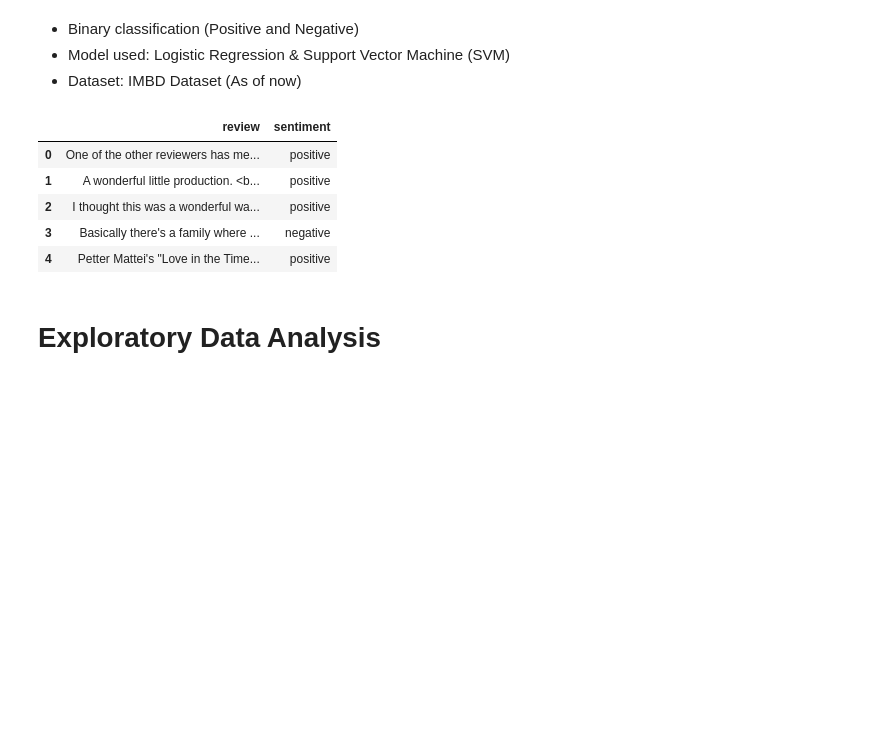
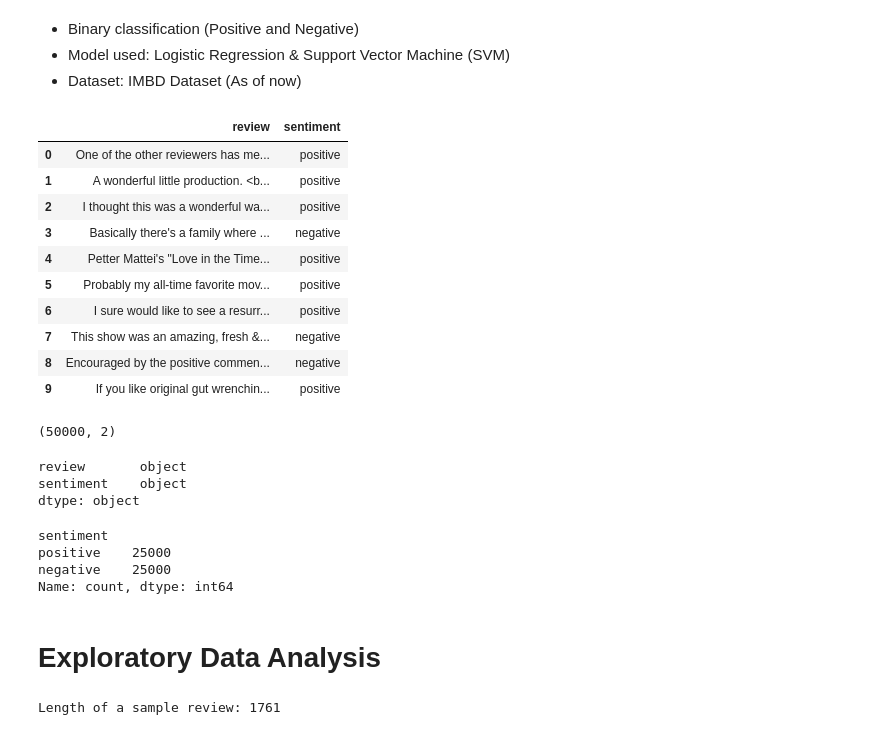
Before and after one commit to Snkiha/Sentiment-Analysis, a Jupyter notebook: review_analysis.ipynb, the cells around one changed output. Cells and saved outputs as stored; diff of their text form; code cells hidden in the pictures; blank space fills up the shorter version.

Commit message:
conducted EDA (length, word count, mean word length)

```diff
--- a/review_analysis.ipynb
+++ b/review_analysis.ipynb
@@ -26,13 +29,40 @@ from sklearn.metrics import classification_report,confusion_matrix,accuracy_scor
 # %%
 review_df = pd.read_csv('IMDB Dataset.csv')
 # %%
-review_df.head()
+review_df.head(10)
 # %% [output]
 |  | review | sentiment |
 | 0 | One of the other reviewers has me... | positive |
 | 1 | A wonderful little production. <b... | positive |
 | 2 | I thought this was a wonderful wa... | positive |
 | 3 | Basically there's a family where ... | negative |
 | 4 | Petter Mattei's "Love in the Time... | positive |
+| 5 | Probably my all-time favorite mov... | positive |
+| 6 | I sure would like to see a resurr... | positive |
+| 7 | This show was an amazing, fresh &... | negative |
+| 8 | Encouraged by the positive commen... | negative |
+| 9 | If you like original gut wrenchin... | positive |
+# %%
+review_df.shape
+# %% [output]
+(50000, 2)
+# %%
+review_df.dtypes
+# %% [output]
+review       object
+sentiment    object
+dtype: object
+# %%
+review_df['sentiment'].value_counts()
+# %% [output]
+sentiment
+positive    25000
+negative    25000
+Name: count, dtype: int64
 # %% [markdown]
 # Exploratory Data Analysis
+# %%
+length = len(review_df['review'][0]) # Check length for the first review
+print(f"Length of a sample review: {length}")
+# %% [output]
+Length of a sample review: 1761
```
Also changed, not shown: parts of 12 cells of this notebook.
